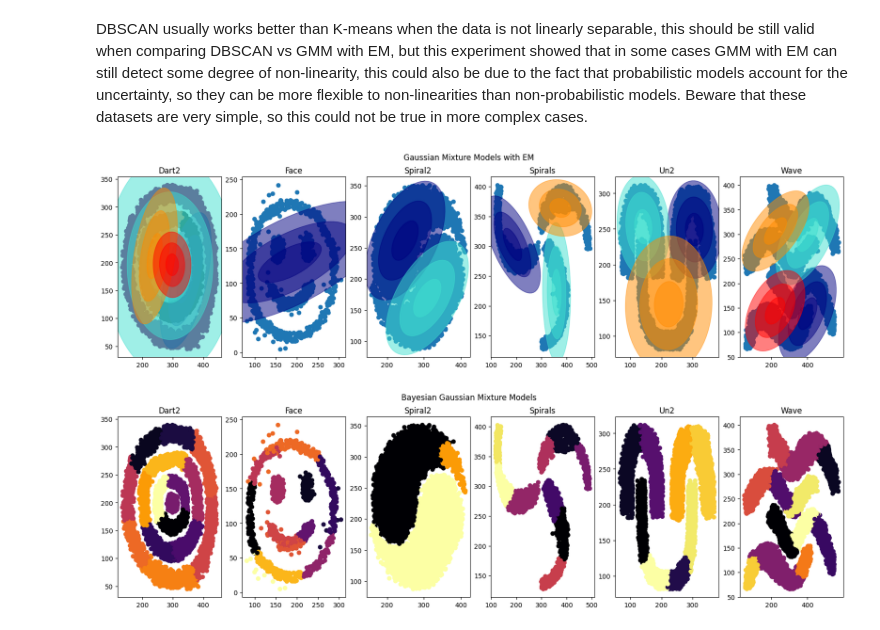
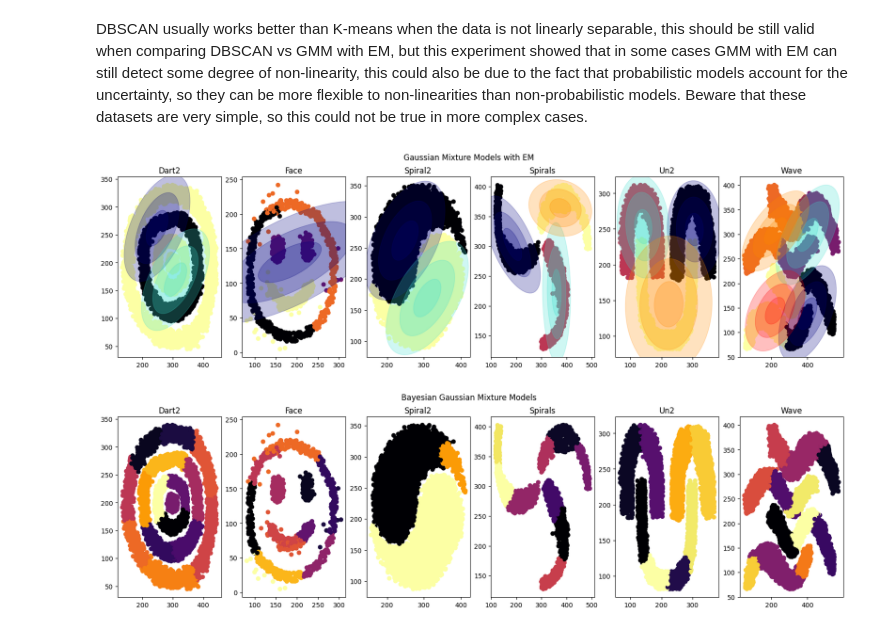
Before and after one commit to davidecapone/MixtureModelsClustering, a Jupyter notebook: notebooks/main.ipynb, the cells around one changed output. Drawn from its saved outputs; the diff is of its cells as text; code cells hidden in the pictures.

Commit message:
Substitute model.labels_ with model.predict()

```diff
--- a/notebooks/main.ipynb
+++ b/notebooks/main.ipynb
@@ -216,42 +216,42 @@ def make_ellipses(gmm, ax, n_ellipses):
         u = w[0] / np.linalg.norm(w[0])
         angle = np.arctan2(u[1], u[0])
         angle = 180 * angle / np.pi  # convert to degrees
         v = 2.0 * np.sqrt(2.0) * np.sqrt(v)
 
         for nsig in np.arange(.5, 2, .5):
 
             ell = mpl.patches.Ellipse(
                 gmm.means_[n, :2], nsig * v[0], nsig * v[1], angle=180 + angle, color=color
             )
             ell.set_clip_box(ax.bbox)
-            ell.set_alpha(0.5)
+            ell.set_alpha(.25)
             ax.add_artist(ell)
             #ax.set_aspect("equal", "datalim")
 
 # Plotting results
 fig, ax = plt.subplots(1, 6, figsize=(20, 5))
-ax[0].scatter(df_dart2['x'], df_dart2['y'], c=gmm_dart2.predict(df_dart2))
-make_ellipses(gmm_dart2, ax[0], 4)
+ax[0].scatter(df_dart2['x'], df_dart2['y'], c=gmm_spiral2.predict(df_dart2))
+make_ellipses(gmm_spiral2, ax[0], 2)
 ax[0].set_title('Dart2')
-ax[1].scatter(df_face['x'], df_face['y'])
+ax[1].scatter(df_face['x'], df_face['y'], c=gmm_face.predict(df_face))
 make_ellipses(gmm_face, ax[1], 4)
 ax[1].set_title('Face')
-ax[2].scatter(df_spiral2['x'], df_spiral2['y'])
+ax[2].scatter(df_spiral2['x'], df_spiral2['y'], c=gmm_spiral2.predict(df_spiral2))
 make_ellipses(gmm_spiral2, ax[2], 2)
 ax[2].set_title('Spiral2')
-ax[3].scatter(df_spirals['x'], df_spirals['y'])
+ax[3].scatter(df_spirals['x'], df_spirals['y'], c=gmm_spirals.predict(df_spirals))
 make_ellipses(gmm_spirals, ax[3], 3)
 ax[3].set_title('Spirals')
-ax[4].scatter(df_un2['x'], df_un2['y'])
+ax[4].scatter(df_un2['x'], df_un2['y'], c=gmm_un2.predict(df_un2))
 make_ellipses(gmm_un2, ax[4], 3)
 ax[4].set_title('Un2')
-ax[5].scatter(df_wave['x'], df_wave['y'])
+ax[5].scatter(df_wave['x'], df_wave['y'], c=gmm_wave.predict(df_wave))
 make_ellipses(gmm_wave, ax[5], 4)
 ax[5].set_title('Wave')
 fig.suptitle('Gaussian Mixture Models with EM')
 plt.show()
 # %% [output]
-[figure, old version]
+[figure, new version]
 # %%
 # Bayesian GMM
 
```
Also changed, not shown: parts of 1 cell of this notebook.
